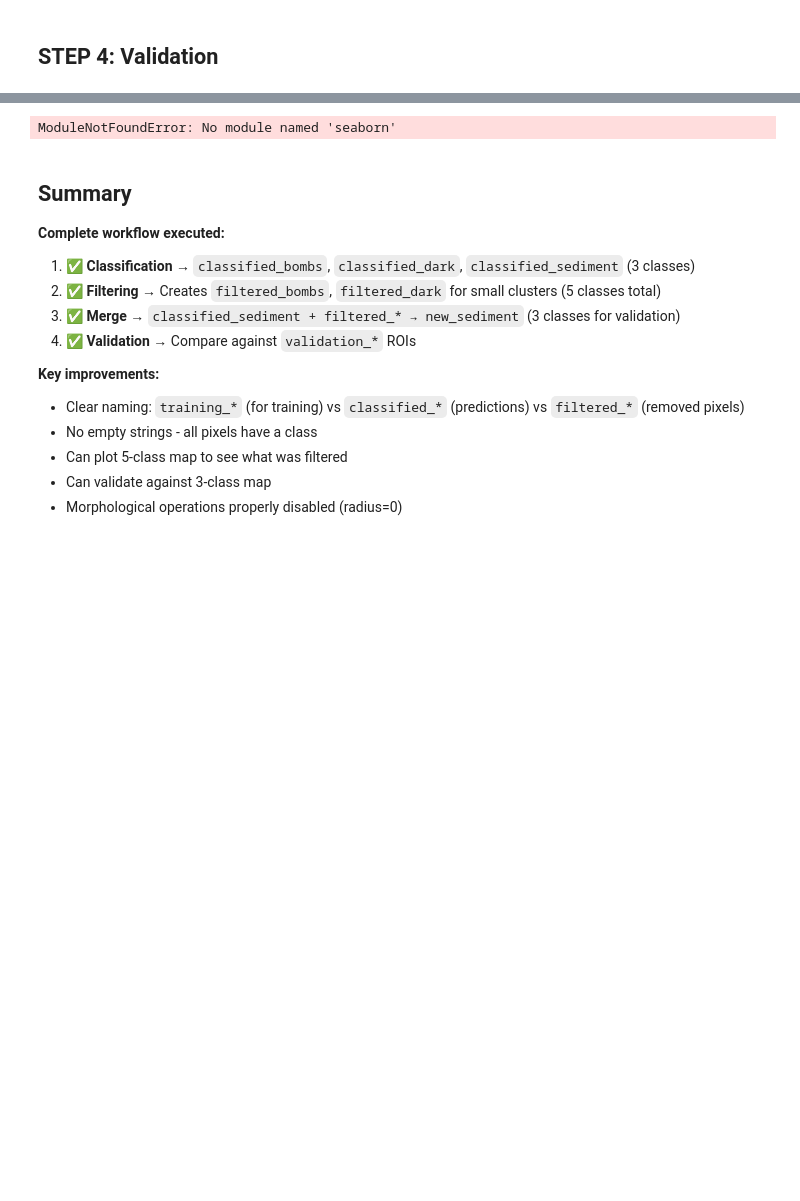
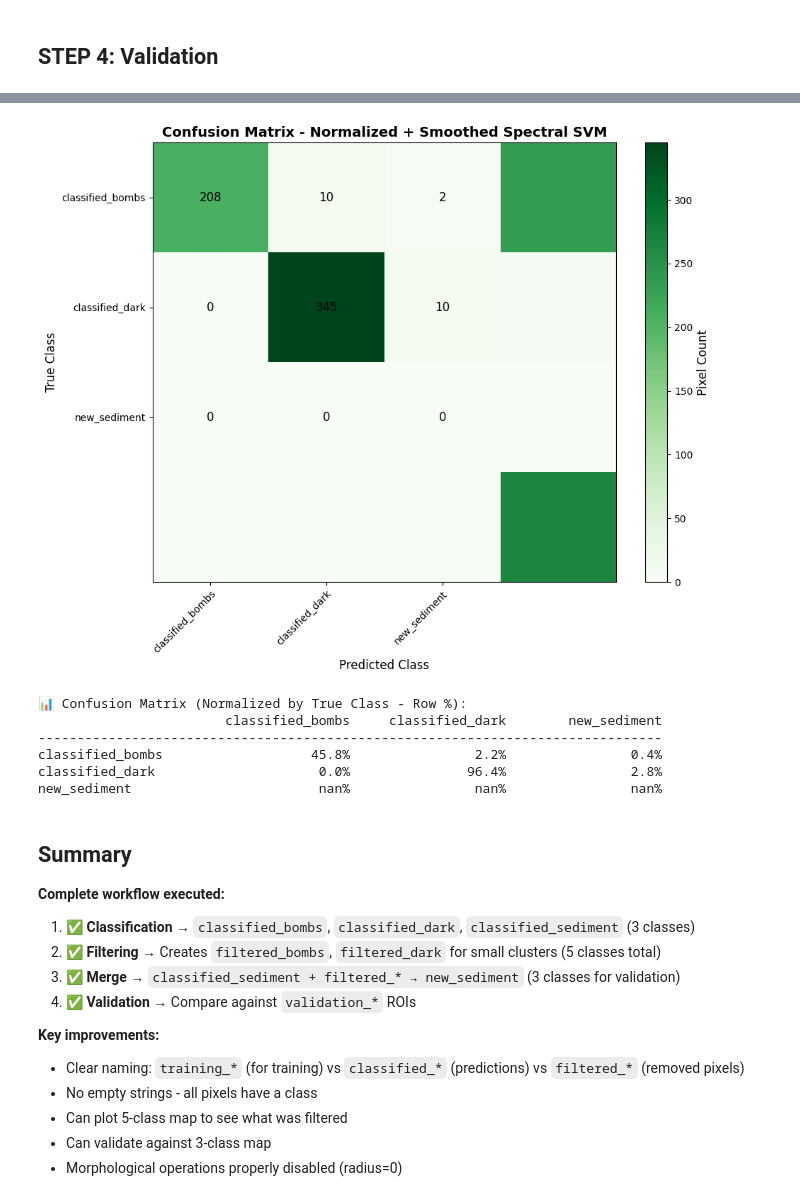
Before and after one commit to erikliiu/gref4hsi, a Jupyter notebook: gref4hsi/final_act/dev/dev20_test_new_SVM.ipynb, the cells around one changed output, grey strips where cells are left out. Saved outputs shown, nothing was run; the diff lists cells and outputs as text; code cells hidden in the pictures; blank space fills up the shorter version.

```diff
--- a/gref4hsi/final_act/dev/dev20_test_new_SVM.ipynb
+++ b/gref4hsi/final_act/dev/dev20_test_new_SVM.ipynb
@@ -586,47 +583,76 @@ if validation_results:
 # %%
 # Plot confusion matrix
 if validation_results:
     import matplotlib.pyplot as plt
-    import seaborn as sns
 
     cm = validation_results["confusion_matrix"]
     class_names = merge_results["class_names"]
 
-    plt.figure(figsize=(10, 8))
-    sns.heatmap(
-        cm,
-        annot=True,
-        fmt="d",
-        cmap="Blues",
-        xticklabels=class_names,
-        yticklabels=class_names,
-        cbar_kws={"label": "Pixel Count"},
-    )
-    plt.xlabel("Predicted Class", fontsize=12)
-    plt.ylabel("True Class", fontsize=12)
-    plt.title(
-        "Confusion Matrix - Spectral SVM Classification", fontsize=14, fontweight="bold"
+    # Create figure
+    fig, ax = plt.subplots(figsize=(10, 8))
+
+    # Plot confusion matrix as image
+    im = ax.imshow(cm, cmap="Greens", aspect="auto")
+
+    # Add colorbar
+    cbar = plt.colorbar(im, ax=ax)
+    cbar.set_label("Pixel Count", fontsize=12)
+
+    # Set ticks and labels
+    ax.set_xticks(np.arange(len(class_names)))
+    ax.set_yticks(np.arange(len(class_names)))
+    ax.set_xticklabels(class_names)
+    ax.set_yticklabels(class_names)
+
+    # Rotate x-axis labels
+    plt.setp(ax.get_xticklabels(), rotation=45, ha="right", rotation_mode="anchor")
+
+    # Add text annotations
+    for i in range(len(class_names)):
+        for j in range(len(class_names)):
+            text = ax.text(
+                j,
+                i,
+                f"{cm[i, j]}",
+                ha="center",
+                va="center",
+                color="black",
+                fontsize=12,
+            )
+
+    ax.set_xlabel("Predicted Class", fontsize=12)
+    ax.set_ylabel("True Class", fontsize=12)
+    ax.set_title(
+        "Confusion Matrix - Normalized + Smoothed Spectral SVM",
+        fontsize=14,
+        fontweight="bold",
     )
     plt.tight_layout()
     plt.show()
 
     # Print normalized confusion matrix (percentages)
     cm_normalized = cm.astype("float") / cm.sum(axis=1)[:, np.newaxis] * 100
 
     print(f"\n📊 Confusion Matrix (Normalized by True Class - Row %):")
     print(f"{'':20s}", end="")
     for pred_class in class_names:
         print(f"{pred_class:>20s}", end="")
     print()
     print("-" * (20 + 20 * len(class_names)))
 
     for i, true_class in enumerate(class_names):
         print(f"{true_class:20s}", end="")
         for j in range(len(class_names)):
             print(f"{cm_normalized[i, j]:19.1f}%", end="")
         print()
 # %% [output]
+[figure, added]
-ModuleNotFoundError: No module named 'seaborn'
+📊 Confusion Matrix (Normalized by True Class - Row %):
+                        classified_bombs     classified_dark        new_sediment
+--------------------------------------------------------------------------------
+classified_bombs                   45.8%                2.2%                0.4%
+classified_dark                     0.0%               96.4%                2.8%
+new_sediment                        nan%                nan%                nan%
 # %% [markdown]
 ## Summary
 
```
Also changed, not shown: parts of 11 cells of this notebook, 10 other files.
